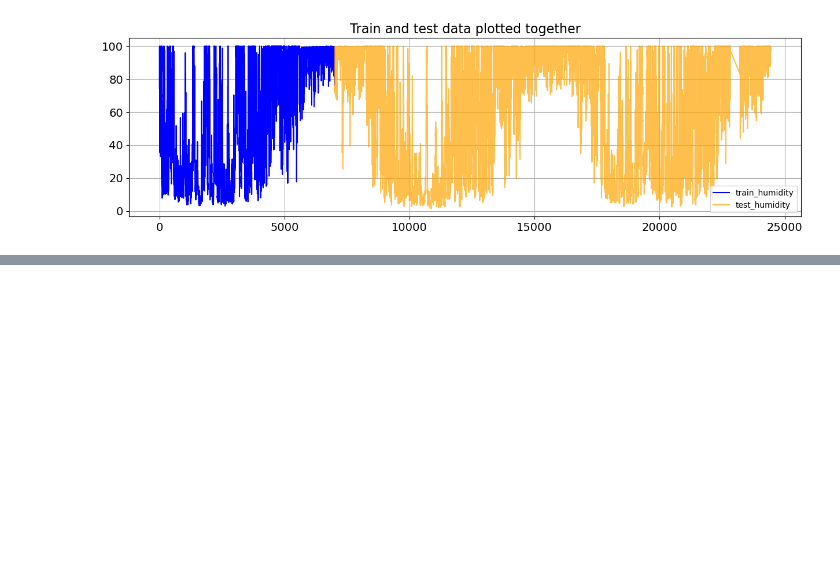
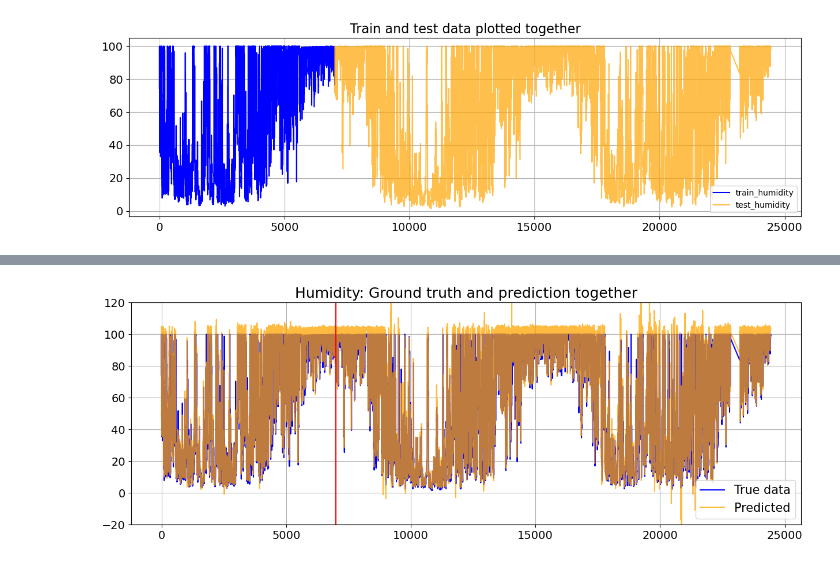
Before and after one commit to SulavGaire/Weather-prediction, a Jupyter notebook: Notebook/RNN Weather Prediction.ipynb, the cells around one changed output, grey strips where cells are left out. Drawn from its saved outputs; the diff is of its cells as text; code cells hidden in the pictures; blank space fills up the shorter version.

```diff
--- a/Notebook/RNN Weather Prediction.ipynb
+++ b/Notebook/RNN Weather Prediction.ipynb
@@ -149,0 +295,16 @@ step = 8
+# %%
+index = Humidity.index.values
+
+plt.figure(figsize=(15,5))
+plt.title("Humidity: Ground truth and prediction together",fontsize=18)
+plt.plot(index,np.array(Humidity.RH),c='blue')
+plt.plot(index,predicted,c='orange',alpha=0.75)
+plt.legend(['True data','Predicted'],fontsize=15)
+plt.axvline(x=Tp, c="r")
+plt.grid(True)
+plt.xticks(fontsize=14)
+plt.yticks(fontsize=14)
+plt.ylim(-20,120)
+plt.show()
+# %% [output]
+[figure, added]
```
Also changed, not shown: parts of 18 cells of this notebook.
